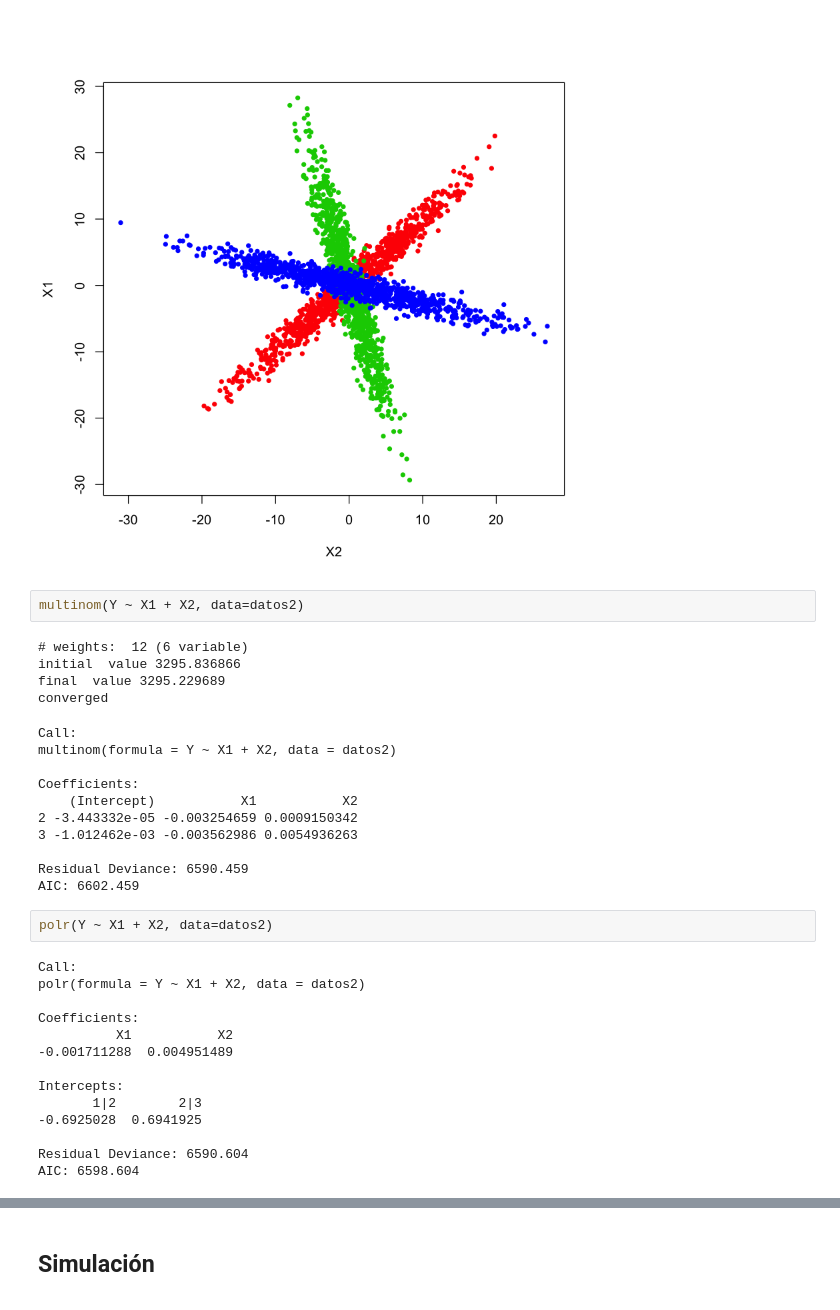
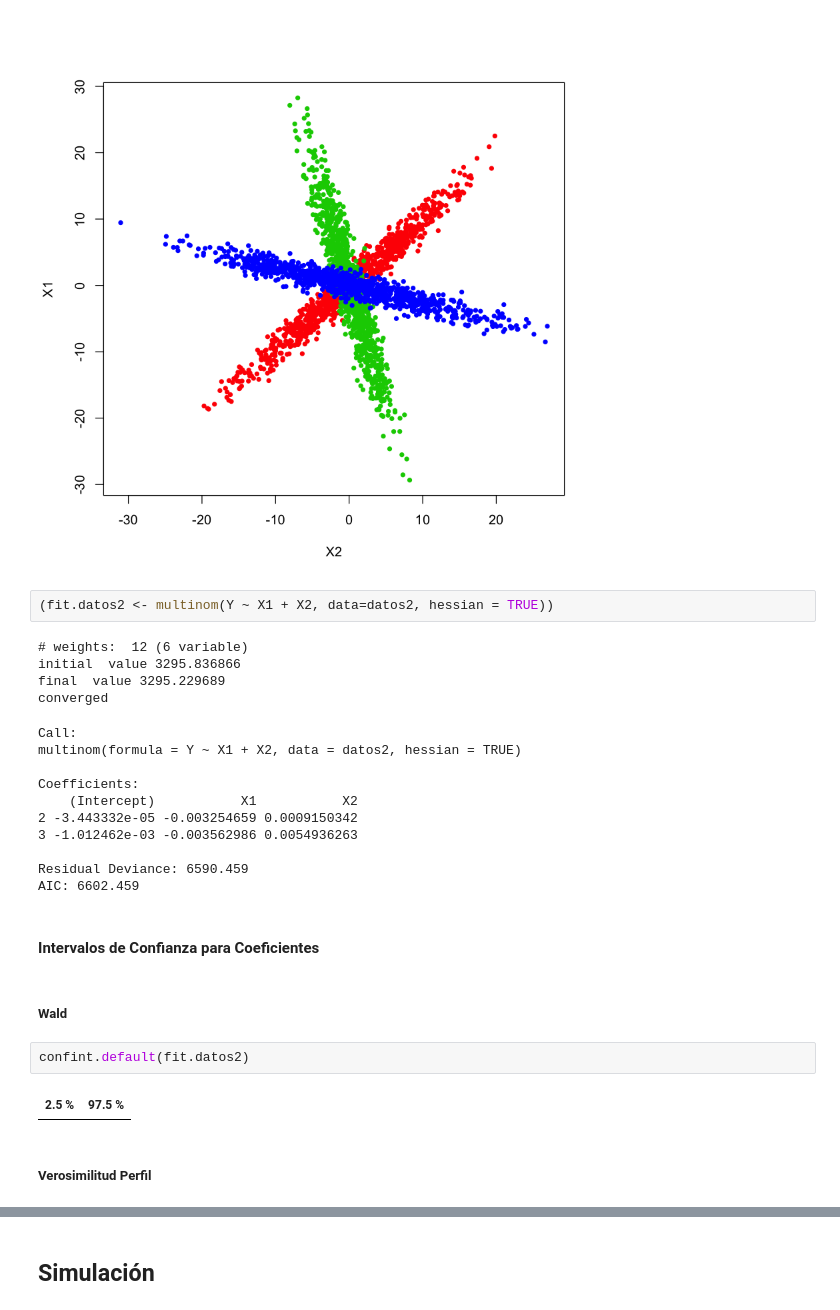
Before and after one commit to garciparedes/multinomial-logistic-contingency, a Jupyter notebook: notebook.ipynb, the cells around one changed output, grey strips where cells are left out. Saved outputs shown, nothing was run; the diff lists cells and outputs as text.

```diff
--- a/notebook.ipynb
+++ b/notebook.ipynb
@@ -89,14 +105,14 @@ plot(X1 ~ X2, col = as.numeric(Y) + 1, data = datos2, pch = 20)
 # %% [output]
 [figure]
 # %%
-multinom(Y ~ X1 + X2, data=datos2)
+(fit.datos2 <- multinom(Y ~ X1 + X2, data=datos2, hessian = TRUE))
 # %% [output]
 # weights:  12 (6 variable)
 initial  value 3295.836866
 final  value 3295.229689
 converged
 Call:
-multinom(formula = Y ~ X1 + X2, data = datos2)
+multinom(formula = Y ~ X1 + X2, data = datos2, hessian = TRUE)
 
 Coefficients:
     (Intercept)           X1           X2
@@ -105,19 +121,13 @@ Coefficients:
 
 Residual Deviance: 6590.459
 AIC: 6602.459
-# %%
-polr(Y ~ X1 + X2, data=datos2)
-# %% [output]
-Call:
-polr(formula = Y ~ X1 + X2, data = datos2)
-
-Coefficients:
-          X1           X2
--0.001711288  0.004951489
-
-Intercepts:
-       1|2        2|3
--0.6925028  0.6941925
-
-Residual Deviance: 6590.604
-AIC: 6598.604
+# %% [markdown]
+#### Intervalos de Confianza para Coeficientes
+# %% [markdown]
+##### Wald
+# %%
+confint.default(fit.datos2)
+# %% [output]
+| 2.5 % | 97.5 % |
+# %% [markdown]
+##### Verosimilitud Perfil
```
Also changed, not shown: parts of 19 cells of this notebook.
